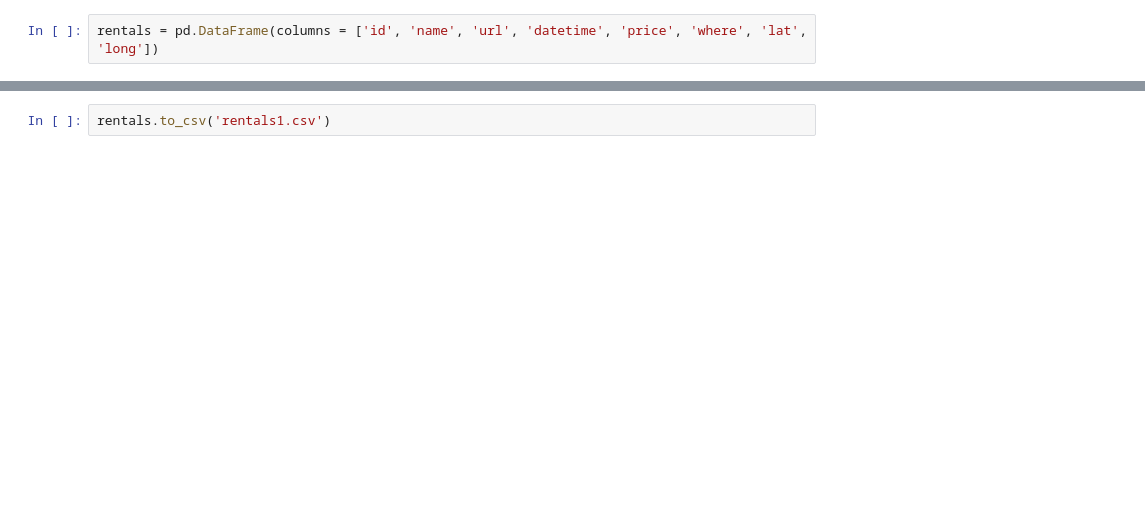
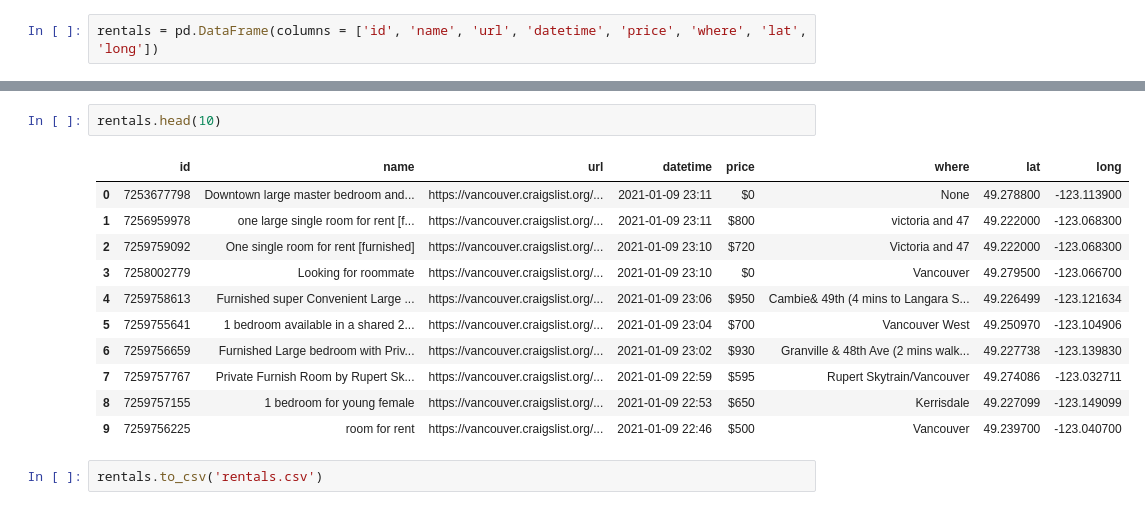
Before and after one commit to ksapru/nwHacks2021, a Jupyter notebook: server/datapull/rental/rental-craigslist.ipynb, the cells around one changed output, grey strips where cells are left out. Cells and saved outputs as stored; diff of their text form; blank space fills up the shorter version.

```diff
--- a/server/datapull/rental/rental-craigslist.ipynb
+++ b/server/datapull/rental/rental-craigslist.ipynb
@@ -66,4 +66,18 @@ print (rentals)
 
 [101 rows x 8 columns]
+# %%
+rentals.head(10)
+# %% [output]
+|  | id | name | url | datetime | price | where | lat | long |
+| 0 | 7253677798 | Downtown large master bedroom and... | https://vancouver.craigslist.org/... | 2021-01-09 23:11 | $0 | None | 49.278800 | -123.113900 |
+| 1 | 7256959978 | one large single room for rent [f... | https://vancouver.craigslist.org/... | 2021-01-09 23:11 | $800 | victoria and 47 | 49.222000 | -123.068300 |
+| 2 | 7259759092 | One single room for rent [furnished] | https://vancouver.craigslist.org/... | 2021-01-09 23:10 | $720 | Victoria and 47 | 49.222000 | -123.068300 |
+| 3 | 7258002779 | Looking for roommate | https://vancouver.craigslist.org/... | 2021-01-09 23:10 | $0 | Vancouver | 49.279500 | -123.066700 |
+| 4 | 7259758613 | Furnished super Convenient Large ... | https://vancouver.craigslist.org/... | 2021-01-09 23:06 | $950 | Cambie& 49th (4 mins to Langara S... | 49.226499 | -123.121634 |
+| 5 | 7259755641 | 1 bedroom available in a shared 2... | https://vancouver.craigslist.org/... | 2021-01-09 23:04 | $700 | Vancouver West | 49.250970 | -123.104906 |
+| 6 | 7259756659 | Furnished Large bedroom with Priv... | https://vancouver.craigslist.org/... | 2021-01-09 23:02 | $930 | Granville & 48th Ave (2 mins walk... | 49.227738 | -123.139830 |
+| 7 | 7259757767 | Private Furnish Room by Rupert Sk... | https://vancouver.craigslist.org/... | 2021-01-09 22:59 | $595 | Rupert Skytrain/Vancouver | 49.274086 | -123.032711 |
+| 8 | 7259757155 | 1 bedroom for young female | https://vancouver.craigslist.org/... | 2021-01-09 22:53 | $650 | Kerrisdale | 49.227099 | -123.149099 |
+| 9 | 7259756225 | room for rent | https://vancouver.craigslist.org/... | 2021-01-09 22:46 | $500 | Vancouver | 49.239700 | -123.040700 |
 # %%
-rentals.to_csv('rentals1.csv')
+rentals.to_csv('rentals.csv')
```
Also changed, not shown: parts of 3 cells of this notebook, 10 other files.
